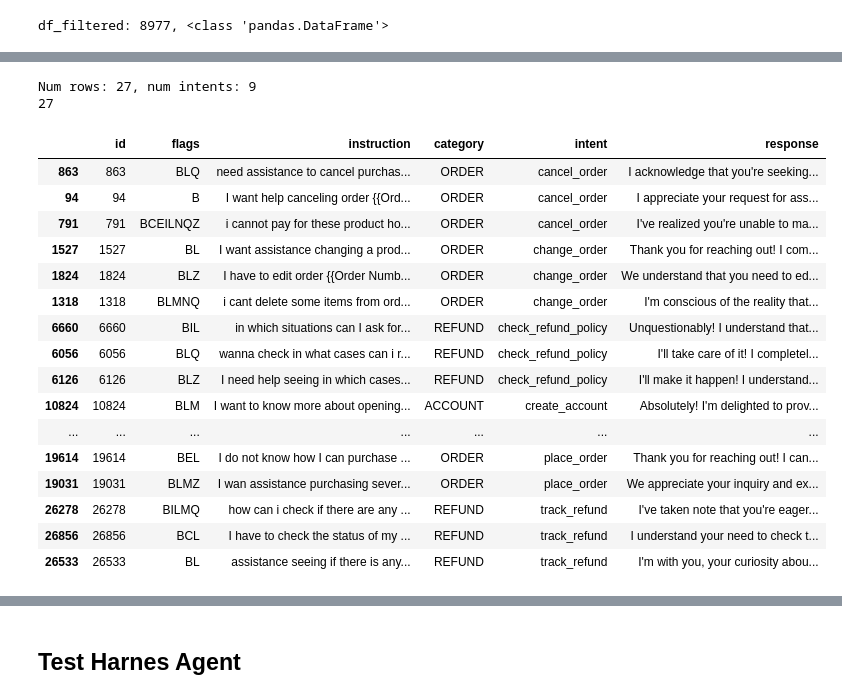
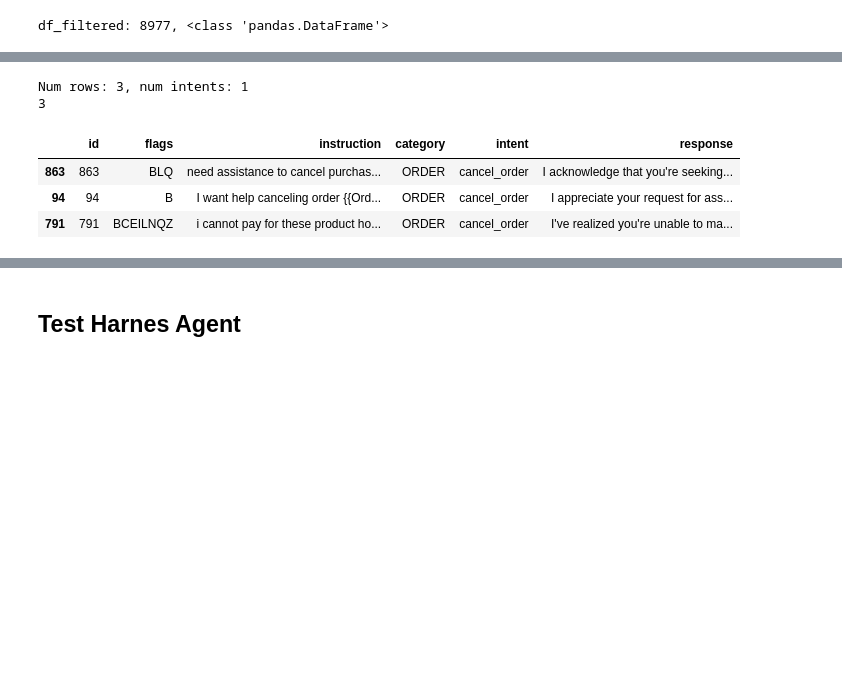
Before and after one commit to herreramaxi/Agentic_AI_CA1, a Jupyter notebook: A4AI-CA1-MaxiHerrera.ipynb, the cells around one changed output, grey strips where cells are left out. Drawn from its saved outputs; the diff is of its cells as text; code cells hidden in the pictures; blank space fills up the shorter version.

```diff
--- a/A4AI-CA1-MaxiHerrera.ipynb
+++ b/A4AI-CA1-MaxiHerrera.ipynb
@@ -171,7 +171,7 @@ def get_dataset_batches_balanced(dataframe: DataFrame, batch_size=30, random_sta
 
         yield batch
 
-def plot_andpreview_dataset(batch: DataFrame):
+def plot_and_preview_dataset(batch: DataFrame):
     plot_number_records_per_intent(batch)
     print(f"Num rows: {len(batch)}, num intents: {batch["intent"].nunique()}")
     print(len(batch))
@@ -181,5 +181,11 @@ train1_df =next(batches)
 train2_df =next(batches)
 test1_df =next(batches)
 test2_df =next(batches)
+
+train1_df =train1_df.head(3)
+train2_df =train2_df.head(3)
+test1_df =test1_df.head(3)
+test2_df =test2_df.head(3)
+
 # train_df, test_df = get_split_dataset(categories_selected, intents_selected, 50)
 # %%
@@ -208,26 +201,13 @@ Num rows: 27, num intents: 9
 # %%
-plot_andpreview_dataset(train2_df)
+plot_and_preview_dataset(train2_df)
 train2_df
 # %% [output]
-Num rows: 27, num intents: 9
-27
+Num rows: 3, num intents: 1
+3
 |  | id | flags | instruction | category | intent | response |
 | 863 | 863 | BLQ | need assistance to cancel purchas... | ORDER | cancel_order | I acknowledge that you're seeking... |
 | 94 | 94 | B | I want help canceling order {{Ord... | ORDER | cancel_order | I appreciate your request for ass... |
 | 791 | 791 | BCEILNQZ | i cannot pay for these product ho... | ORDER | cancel_order | I've realized you're unable to ma... |
-| 1527 | 1527 | BL | I want assistance changing a prod... | ORDER | change_order | Thank you for reaching out! I com... |
-| 1824 | 1824 | BLZ | I have to edit order {{Order Numb... | ORDER | change_order | We understand that you need to ed... |
-| 1318 | 1318 | BLMNQ | i cant delete some items from ord... | ORDER | change_order | I'm conscious of the reality that... |
-| 6660 | 6660 | BIL | in which situations can I ask for... | REFUND | check_refund_policy | Unquestionably! I understand that... |
-| 6056 | 6056 | BLQ | wanna check in what cases can i r... | REFUND | check_refund_policy | I'll take care of it! I completel... |
-| 6126 | 6126 | BLZ | I need help seeing in which cases... | REFUND | check_refund_policy | I'll make it happen! I understand... |
-| 10824 | 10824 | BLM | I want to know more about opening... | ACCOUNT | create_account | Absolutely! I'm delighted to prov... |
-| ... | ... | ... | ... | ... | ... | ... |
-| 19614 | 19614 | BEL | I do not know how I can purchase ... | ORDER | place_order | Thank you for reaching out! I can... |
-| 19031 | 19031 | BLMZ | I wan assistance purchasing sever... | ORDER | place_order | We appreciate your inquiry and ex... |
-| 26278 | 26278 | BILMQ | how can i check if there are any ... | REFUND | track_refund | I've taken note that you're eager... |
-| 26856 | 26856 | BCL | I have to check the status of my ... | REFUND | track_refund | I understand your need to check t... |
-| 26533 | 26533 | BL | assistance seeing if there is any... | REFUND | track_refund | I'm with you, your curiosity abou... |
 # %%
 plot_number_records_per_intent(test1_df)
 test1_df
```
Also changed, not shown: parts of 18 cells of this notebook, 13 other files.
